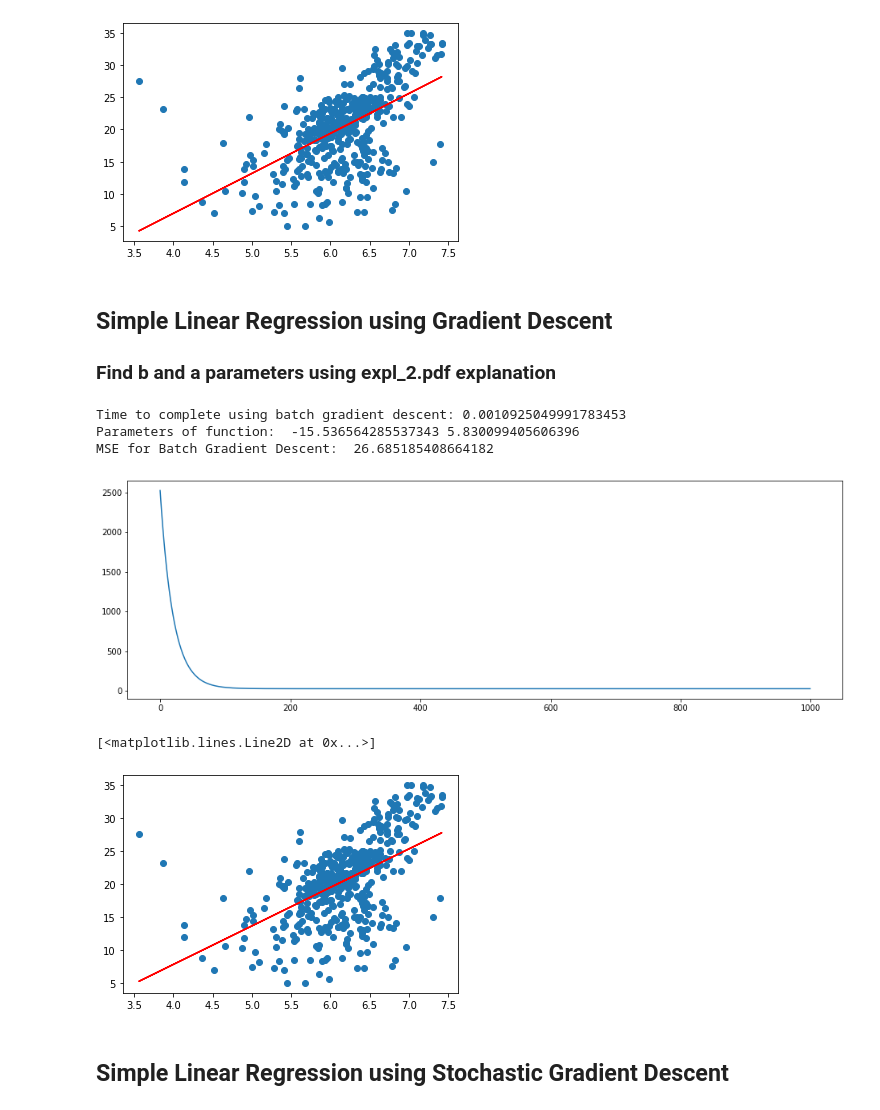
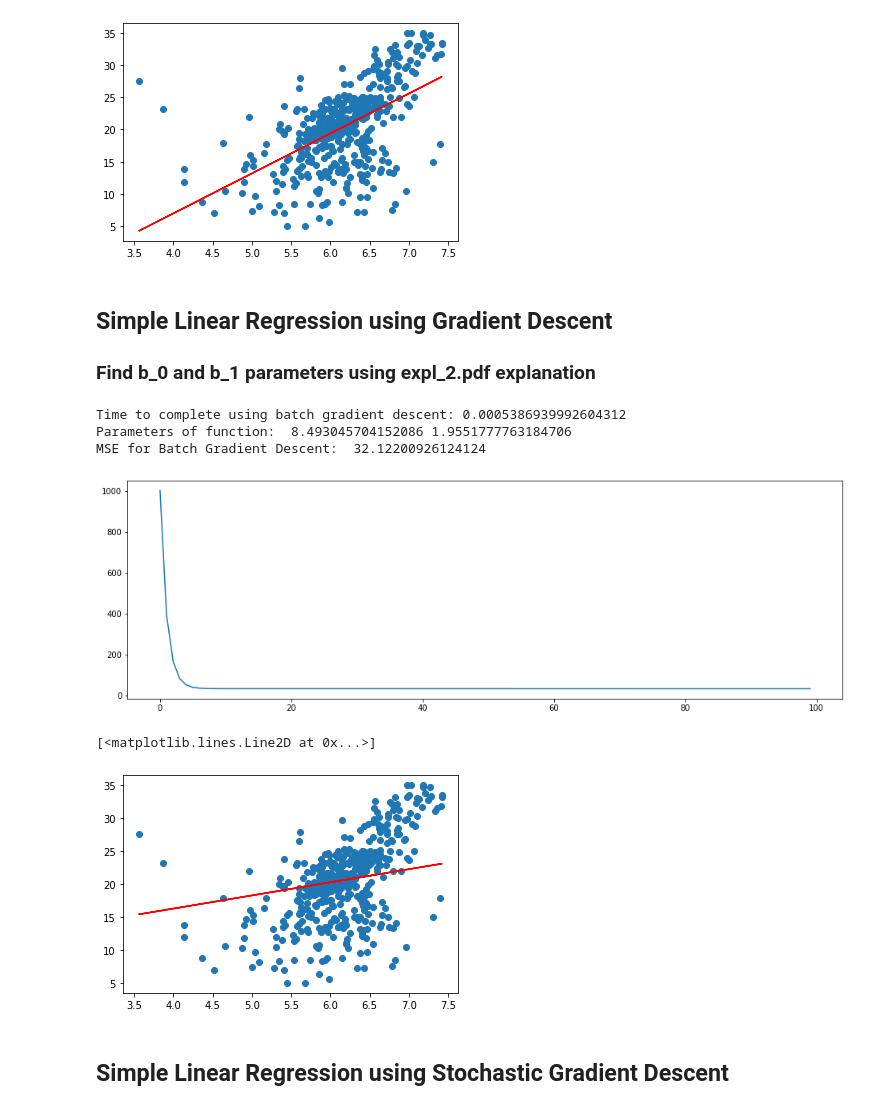
Before and after one commit to mhakan20/Linear-Regression-Analysis, a Jupyter notebook: LinearRegAnalysis.ipynb, the cells around one changed output. Cells and saved outputs as stored; diff of their text form; code cells hidden in the pictures.

```diff
--- a/LinearRegAnalysis.ipynb
+++ b/LinearRegAnalysis.ipynb
@@ -157,44 +157,44 @@ plt.plot(rm_values,Y_pred_nr_eq,color="red")
 [figure]
 # %% [markdown]
 ## Simple Linear Regression using Gradient Descent
-### Find b and a parameters using expl_2.pdf explanation
+### Find b_0 and b_1 parameters using expl_2.pdf explanation
 # %%
 #set lr and number of epochs
-lr=0.001
-epochs=1000
+lr=0.005
+epochs=100
 
-#initialise b_0 and b_1 with 0
+#initialise b_0 and b_1 with 10
 b_0=10
 b_1=10
 
 #initialize vector to store mse values
 mse_batch = []
 start_batch=timeit.timeit()
 for i in range (epochs):
     y_pred = b_0 + b_1*rm_values
     err = Y - y_pred
-    b_0 = b_0 - lr*(-2/n * rm_values.dot(err).sum())
-    b_1 = b_1 - lr*(-2/n * err.sum())
+    b_1 = b_1 - lr*(-2/n * rm_values.dot(err).sum())
+    b_0 = b_0 - lr*(-2/n * err.sum())
     mse_batch.append(mean_squared_error(Y, (b_0 + b_1*rm_values)))
 end_batch=timeit.timeit()
 time_batch=start_batch-end_batch
 print('Time to complete using batch gradient descent:', time_batch)
 plt.figure(figsize=(16,5))
 print('Parameters of function: ',b_0,b_1)
 plt.plot(range(len(mse_batch)), mse_batch)
 print('MSE for Batch Gradient Descent: ', mse_batch[-1])
 # %% [output]
-Time to complete using batch gradient descent: 0.0010925049991783453
-Parameters of function:  -15.536564285537343 5.830099405606396
-MSE for Batch Gradient Descent:  26.685185408664182
+Time to complete using batch gradient descent: 0.0005386939992604312
+Parameters of function:  8.493045704152086 1.9551777763184706
+MSE for Batch Gradient Descent:  32.12200926124124
-[figure, old version]
+[figure, new version]
 # %%
 Y_pred_batch = np.array([[b_0+b_1*rm_values[x]] for x in range(n)])
 plt.scatter(rm_values,Y)
 plt.plot(rm_values,Y_pred_batch,color="red")
 # %% [output]
 [<matplotlib.lines.Line2D at 0x...>]
-[figure, old version]
+[figure, new version]
 # %% [markdown]
 ## Simple Linear Regression using Stochastic Gradient Descent
 # %%
```
Also changed, not shown: parts of 7 cells of this notebook, 2 other files.
